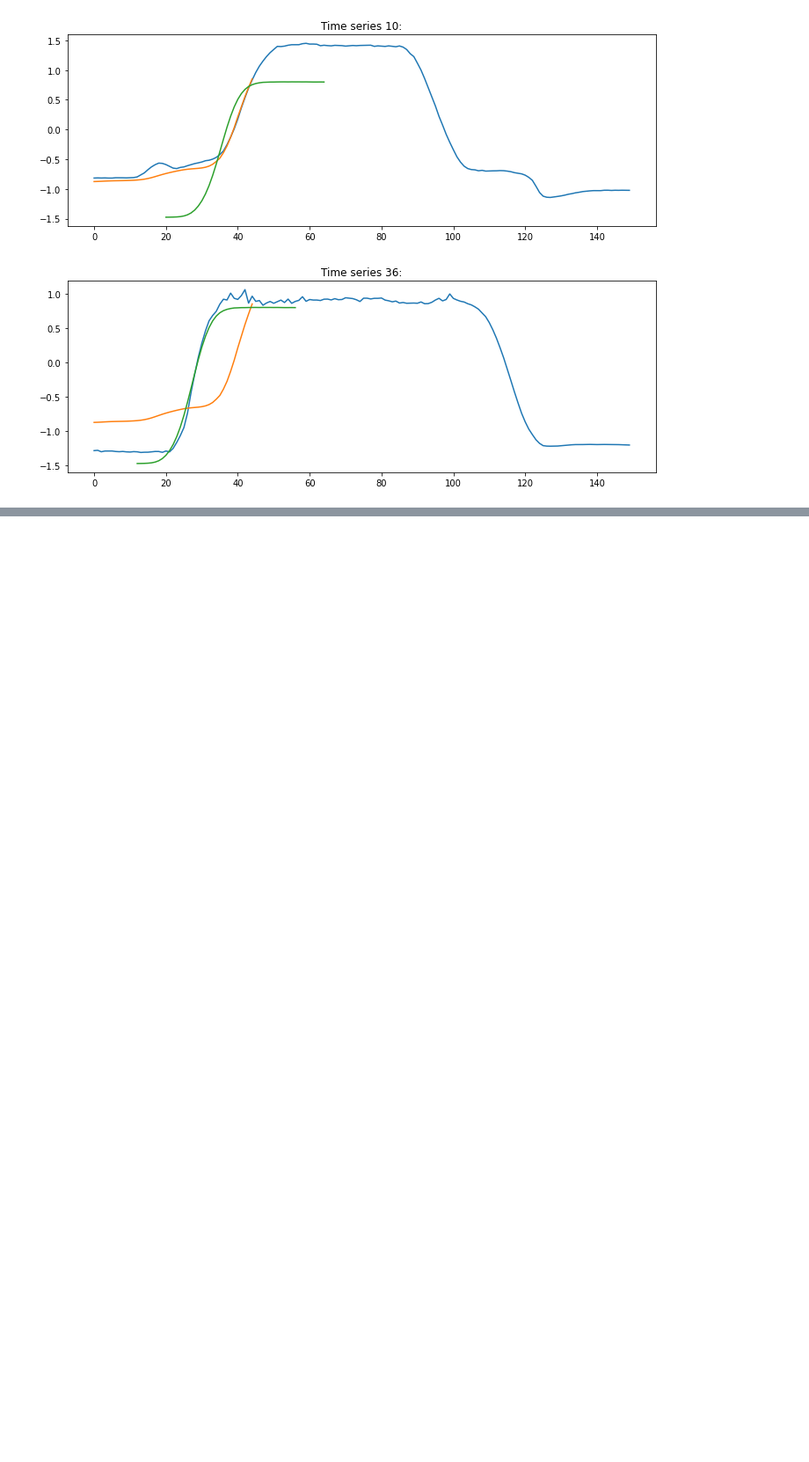
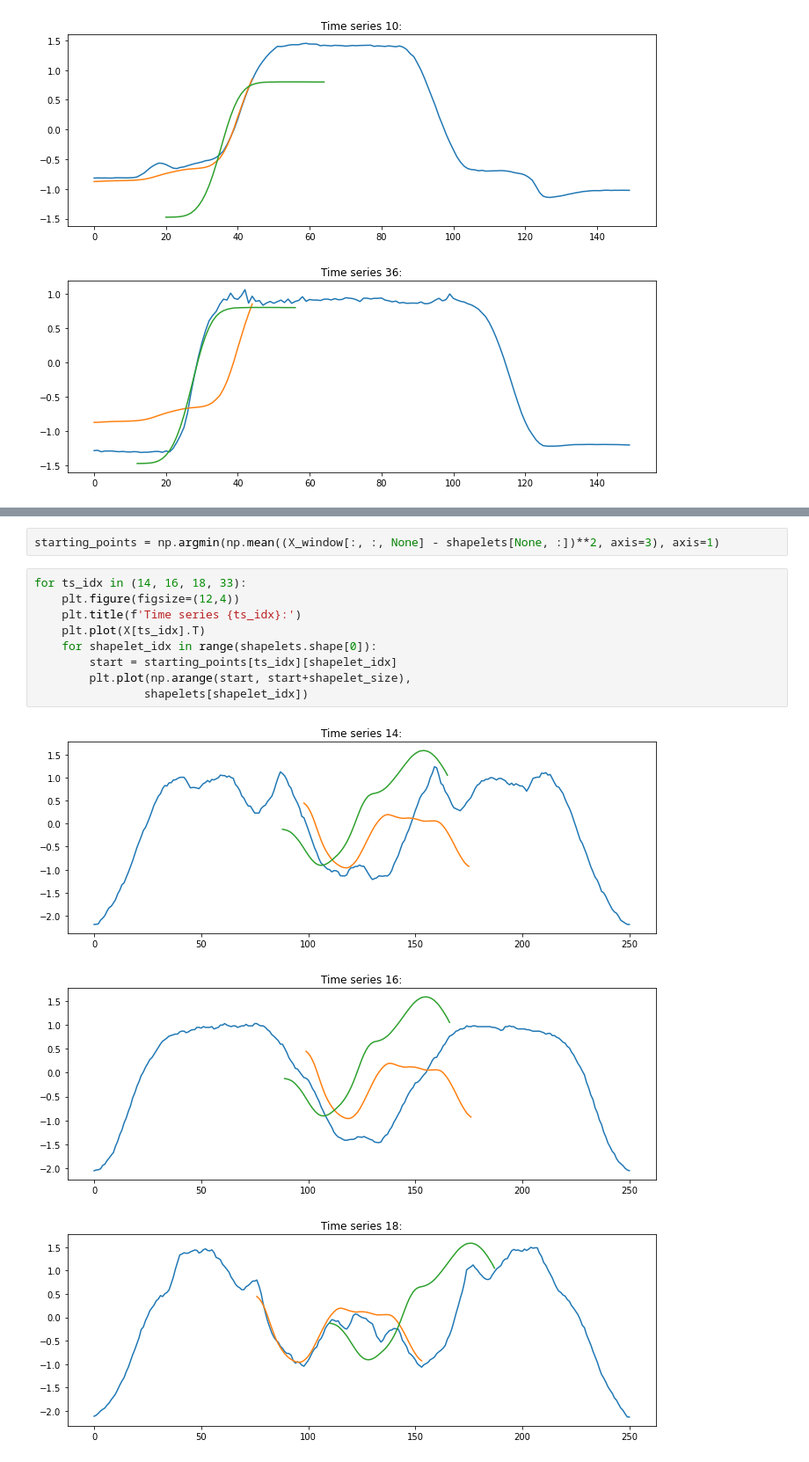
Before and after one commit to AdrianUrbanski/ADM, a Jupyter notebook: lista3.ipynb, the cells around one changed output, grey strips where cells are left out. Shown at 88% size. Saved outputs shown, nothing was run; the diff lists cells and outputs as text; blank space fills up the shorter version.

```diff
--- a/lista3.ipynb
+++ b/lista3.ipynb
@@ -390,0 +454,15 @@ for ts_idx in (2, 6, 10, 36):
+# %%
+starting_points = np.argmin(np.mean((X_window[:, :, None] - shapelets[None, :])**2, axis=3), axis=1)
+# %%
+for ts_idx in (14, 16, 18, 33):
+    plt.figure(figsize=(12,4))
+    plt.title(f'Time series {ts_idx}:')
+    plt.plot(X[ts_idx].T)
+    for shapelet_idx in range(shapelets.shape[0]):
+        start = starting_points[ts_idx][shapelet_idx]
+        plt.plot(np.arange(start, start+shapelet_size),
+                shapelets[shapelet_idx])
+# %% [output]
+[figure, added]
+[figure, added]
+[figure, added]
```
Also changed, not shown: parts of 14 cells of this notebook.
